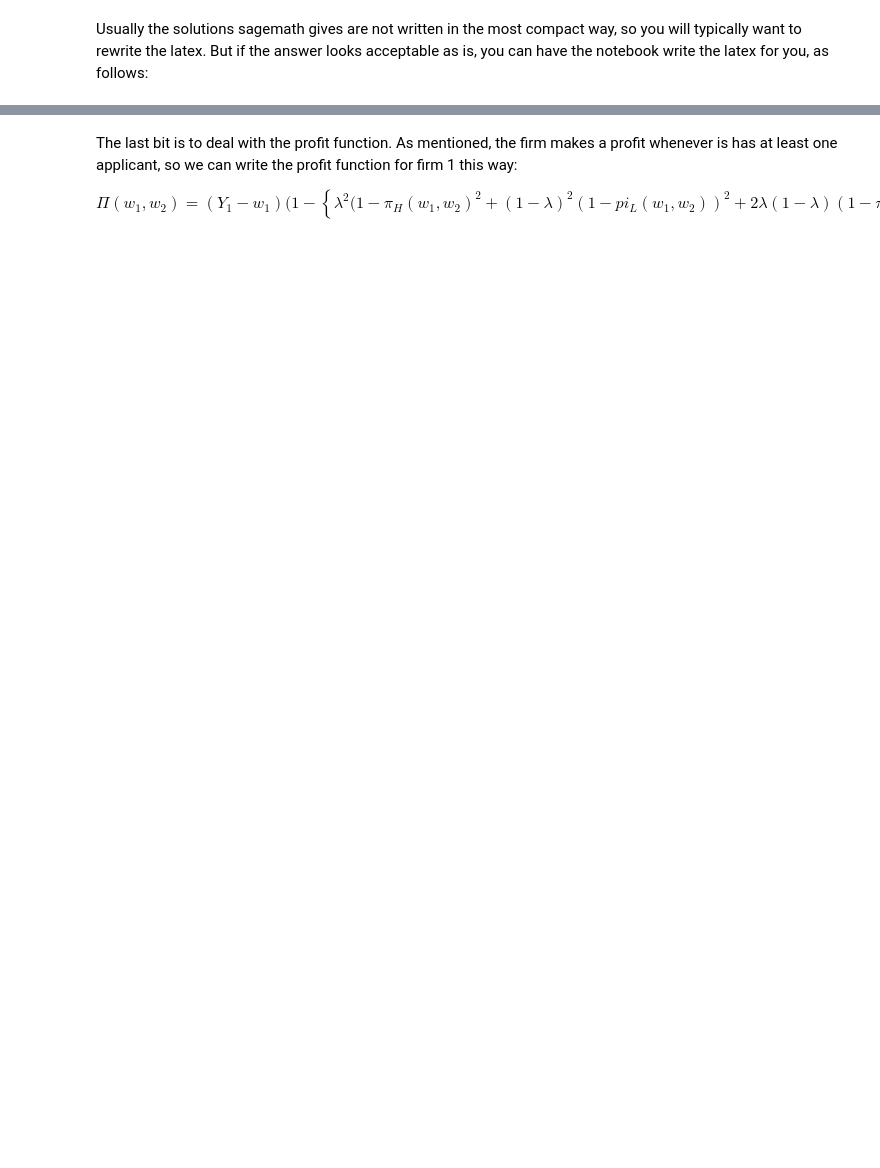
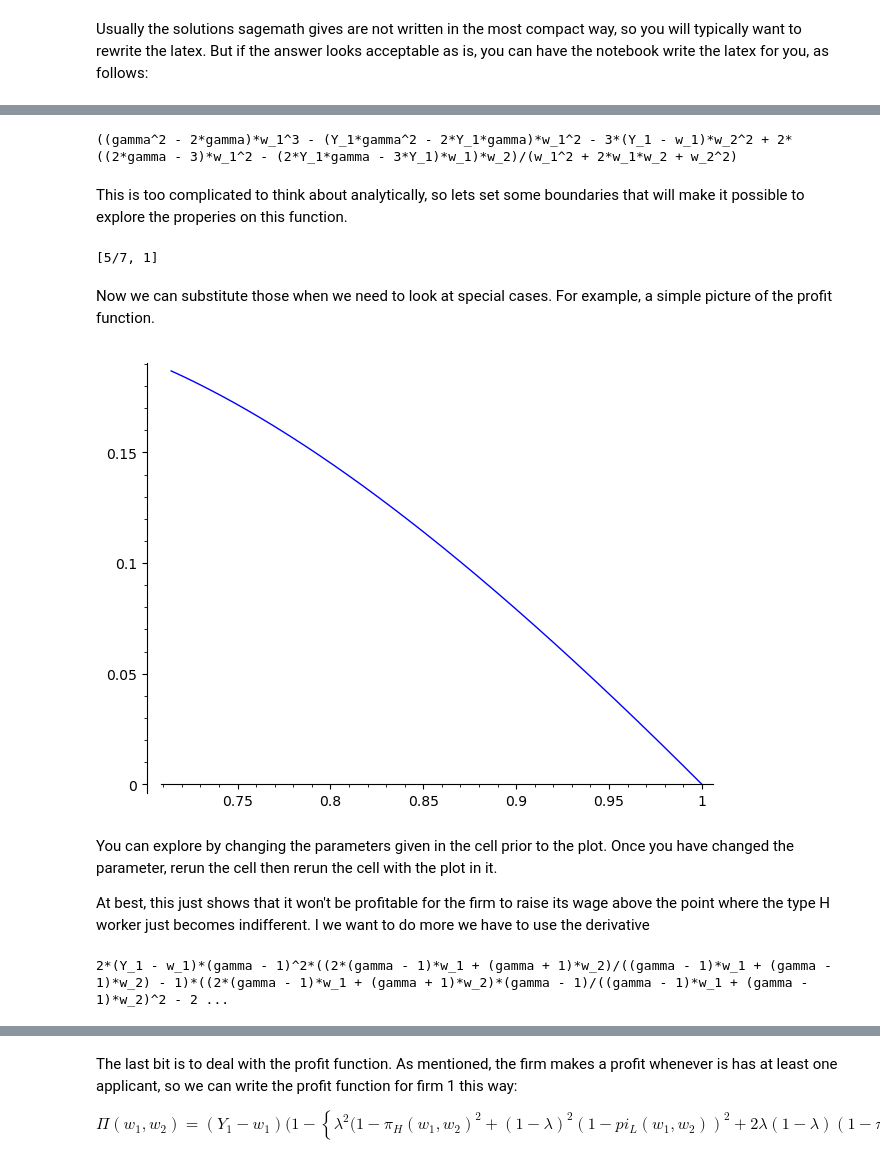
Before and after one commit to michaelpetersubc/notebooks, a Jupyter notebook: Econ306/directed_search/directed_search_incomplete_information.ipynb, the cells around one changed output, grey strips where cells are left out. Drawn from its saved outputs; the diff is of its cells as text; code cells hidden in the pictures; blank space fills up the shorter version.

```diff
--- a/Econ306/directed_search/directed_search_incomplete_information.ipynb
+++ b/Econ306/directed_search/directed_search_incomplete_information.ipynb
@@ -8,8 +19,9 @@ $$
 $$
 # %%
-var('gamma','pi_H','pi_L','pi','w_1','w_2')
+var('gamma','pi_H','pi_L','pi','w_1','w_2','Y_1','Y_2')
 Firm1 = (1-gamma)*(pi*(w_1/2)+(1-pi)*w_1)
-Firm2 = gamma*pi*w_2+(1-gamma)*(pi*w_2+(1-pi)*(w_2/2))
+Firm2 = gamma*w_2+(1-gamma)*(pi*w_2+(1-pi)*(w_2/2))
 LOW = solve(Firm1==Firm2,pi)
-show(LOW)
+pieL = LOW[0].rhs()
+show(pieL.full_simplify())
 # %% [output]
@@ -108,0 +78,31 @@ $$
+# %%
+Profit1 =(Y_1-w_1)*(1-(1-gamma)^2*(1-pieL)^2)
+show(Profit1.full_simplify())
+# %% [output]
+((gamma^2 - 2*gamma)*w_1^3 - (Y_1*gamma^2 - 2*Y_1*gamma)*w_1^2 - 3*(Y_1 - w_1)*w_2^2 + 2*((2*gamma - 3)*w_1^2 - (2*Y_1*gamma - 3*Y_1)*w_1)*w_2)/(w_1^2 + 2*w_1*w_2 + w_2^2)
+# %% [markdown]
+This is too complicated to think about analytically, so lets set some boundaries that will make it possible to explore the properies on this function.
+# %%
+tw2 = 1/2
+tgamma = 3/5
+Y1 = 1
+bottom1 = tw2/(tgamma/2+(1-tgamma))
+top1 = min(Y1,2*tw2/(1-tgamma))
+show([bottom1,top1])
+# %% [output]
+[5/7, 1]
+# %% [markdown]
+Now we can substitute those when we need to look at special cases.  For example, a simple picture of the profit function.
+# %%
+plot(Profit1.substitute(gamma=tgamma,Y_1=Y1,w_2=tw2),(w_1,bottom1,top1))
+# %% [output]
+[figure, added]
+# %% [markdown]
+You can explore by changing the parameters given in the cell prior to the plot.  Once you have changed the parameter, rerun the cell then rerun the cell with the plot in it.
+
+At best, this just shows that it won't be profitable for the firm to raise its wage above the point where the type H worker just becomes indifferent.  I we want to do more we have to use the derivative
+# %%
+dProfit1 = Profit1.derivative(w_1)
+show(dProfit1)
+# %% [output]
+2*(Y_1 - w_1)*(gamma - 1)^2*((2*(gamma - 1)*w_1 + (gamma + 1)*w_2)/((gamma - 1)*w_1 + (gamma - 1)*w_2) - 1)*((2*(gamma - 1)*w_1 + (gamma + 1)*w_2)*(gamma - 1)/((gamma - 1)*w_1 + (gamma - 1)*w_2)^2 - 2 ...
```
Also changed, not shown: parts of 66 cells of this notebook, 14 other files.
